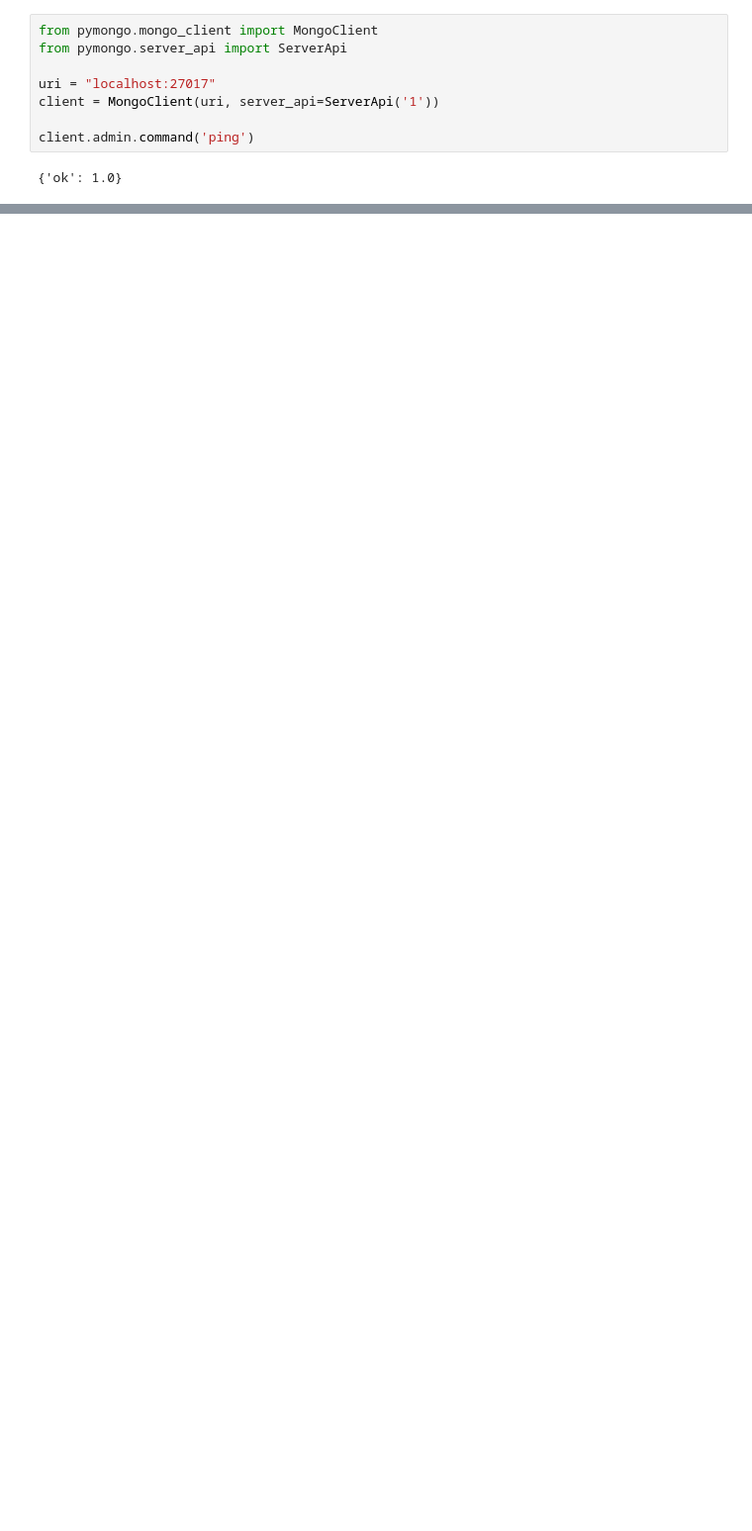
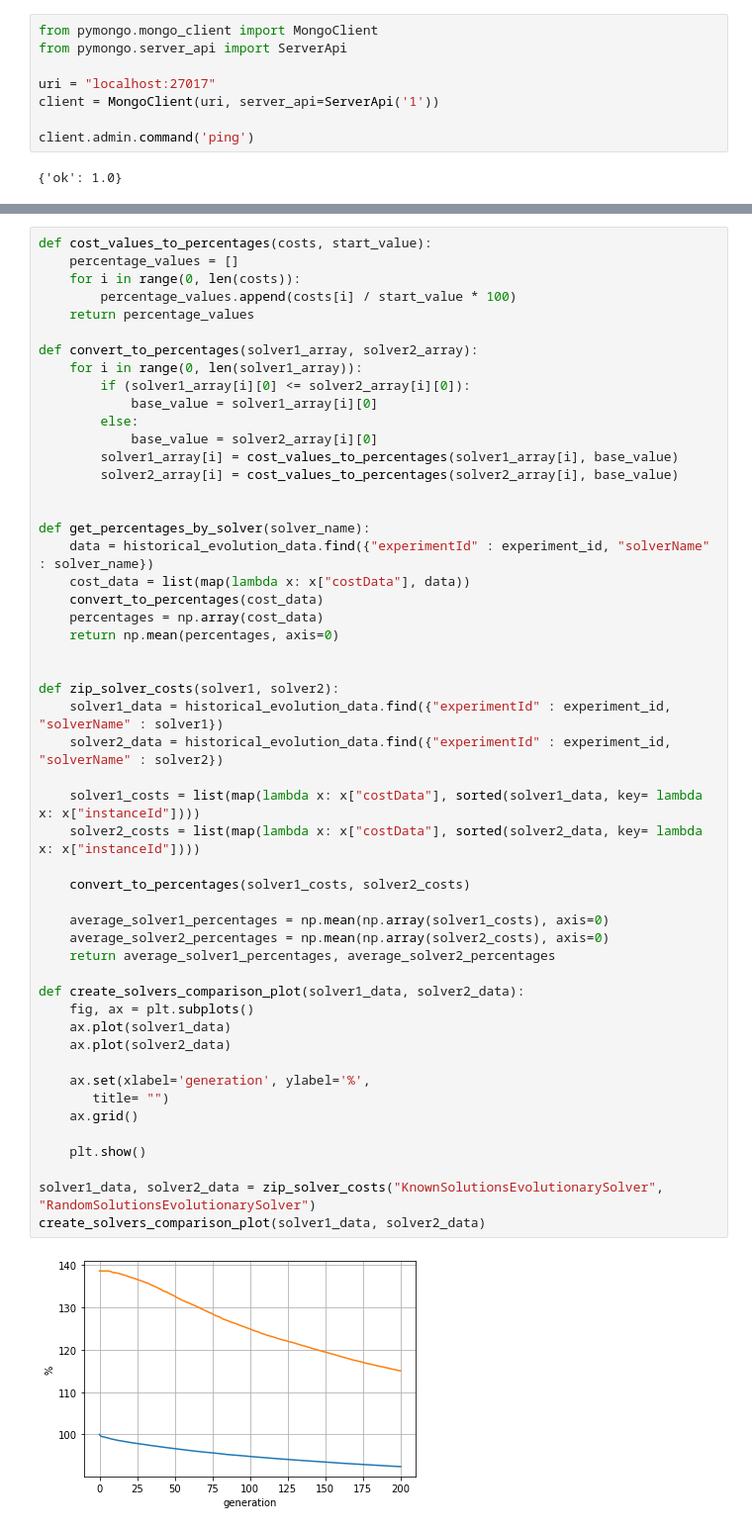
Before and after one commit to mikhailnefedov/OneTrainTransferProblemGenerator, a Jupyter notebook: python_backend/visualization_notebook.ipynb, the cells around one changed output, grey strips where cells are left out. Shown at 99% size. Cells and saved outputs as stored; diff of their text form; blank space fills up the shorter version.

```diff
--- a/python_backend/visualization_notebook.ipynb
+++ b/python_backend/visualization_notebook.ipynb
@@ -50,0 +57,53 @@ plt.show()
+# %%
+def cost_values_to_percentages(costs, start_value):
+    percentage_values = []
+    for i in range(0, len(costs)):
+        percentage_values.append(costs[i] / start_value * 100)
+    return percentage_values
+
+def convert_to_percentages(solver1_array, solver2_array):
+    for i in range(0, len(solver1_array)):
+        if (solver1_array[i][0] <= solver2_array[i][0]):
+            base_value = solver1_array[i][0]
+        else:
+            base_value = solver2_array[i][0]
+        solver1_array[i] = cost_values_to_percentages(solver1_array[i], base_value)
+        solver2_array[i] = cost_values_to_percentages(solver2_array[i], base_value)
+
+
+def get_percentages_by_solver(solver_name):
+    data = historical_evolution_data.find({"experimentId" : experiment_id, "solverName" : solver_name})
+    cost_data = list(map(lambda x: x["costData"], data))
+    convert_to_percentages(cost_data)
+    percentages = np.array(cost_data)
+    return np.mean(percentages, axis=0)
+
+
+def zip_solver_costs(solver1, solver2):
+    solver1_data = historical_evolution_data.find({"experimentId" : experiment_id, "solverName" : solver1})
+    solver2_data = historical_evolution_data.find({"experimentId" : experiment_id, "solverName" : solver2})
+
+    solver1_costs = list(map(lambda x: x["costData"], sorted(solver1_data, key= lambda x: x["instanceId"])))
+    solver2_costs = list(map(lambda x: x["costData"], sorted(solver2_data, key= lambda x: x["instanceId"])))
+
+    convert_to_percentages(solver1_costs, solver2_costs)
+
+    average_solver1_percentages = np.mean(np.array(solver1_costs), axis=0)
+    average_solver2_percentages = np.mean(np.array(solver2_costs), axis=0)
+    return average_solver1_percentages, average_solver2_percentages
+
+def create_solvers_comparison_plot(solver1_data, solver2_data):
+    fig, ax = plt.subplots()
+    ax.plot(solver1_data)
+    ax.plot(solver2_data)
+
+    ax.set(xlabel='generation', ylabel='%',
+       title= "")
+    ax.grid()
+
+    plt.show()
+
+solver1_data, solver2_data = zip_solver_costs("KnownSolutionsEvolutionarySolver", "RandomSolutionsEvolutionarySolver")
+create_solvers_comparison_plot(solver1_data, solver2_data)
+# %% [output]
+[figure, added]
```
Also changed, not shown: parts of 3 cells of this notebook.
